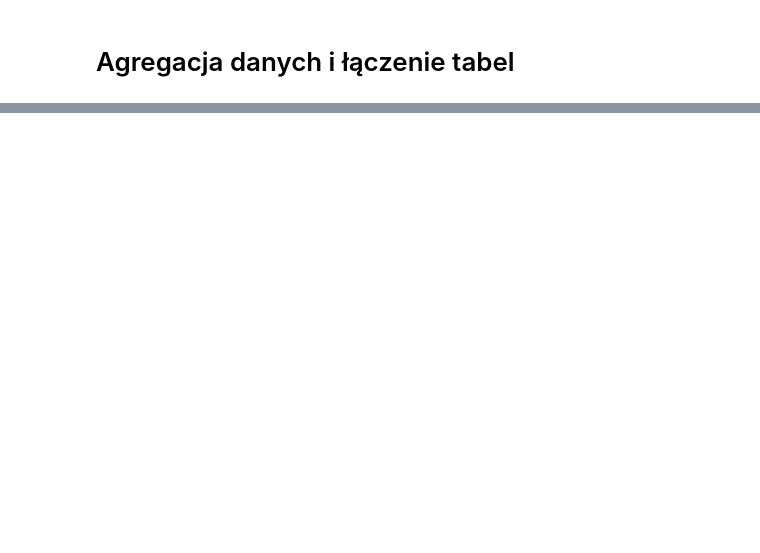
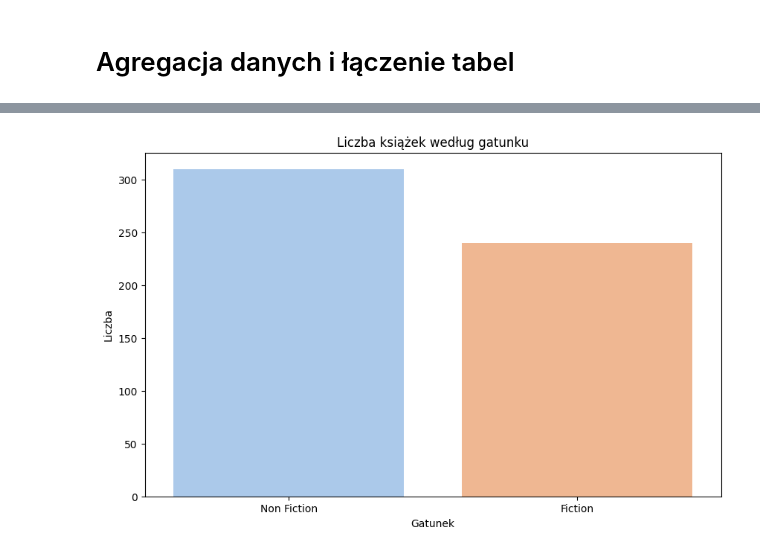
Before and after one commit to kachnna/HOMEworksgoit, a Jupyter notebook: Moduł III/zadanie domowe 2/Hw2.3.ipynb, the cells around one changed output, grey strips where cells are left out. Cells and saved outputs as stored; diff of their text form; code cells hidden in the pictures; blank space fills up the shorter version.

```diff
--- a/Moduł III/zadanie domowe 2/Hw2.3.ipynb
+++ b/Moduł III/zadanie domowe 2/Hw2.3.ipynb
@@ -112,0 +290,9 @@ Mediana to:  11.0
+# %%
+plt.figure(figsize=(10, 6))
+sns.countplot(x='genre', hue='genre', data=df, palette='pastel', legend=False)
+plt.title('Liczba książek według gatunku')
+plt.xlabel('Gatunek')
+plt.ylabel('Liczba')
+plt.show()
+# %% [output]
+[figure, added]
```
Also changed, not shown: parts of 25 cells of this notebook.
